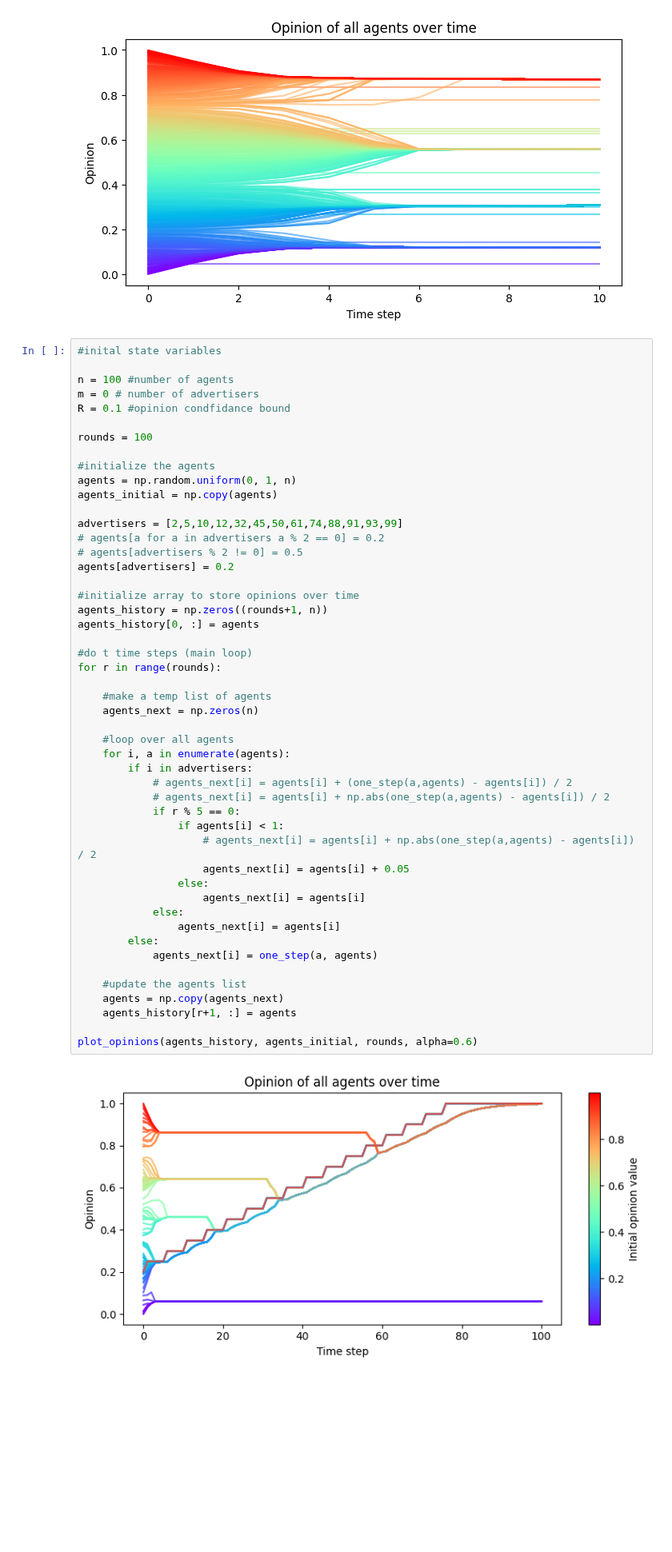
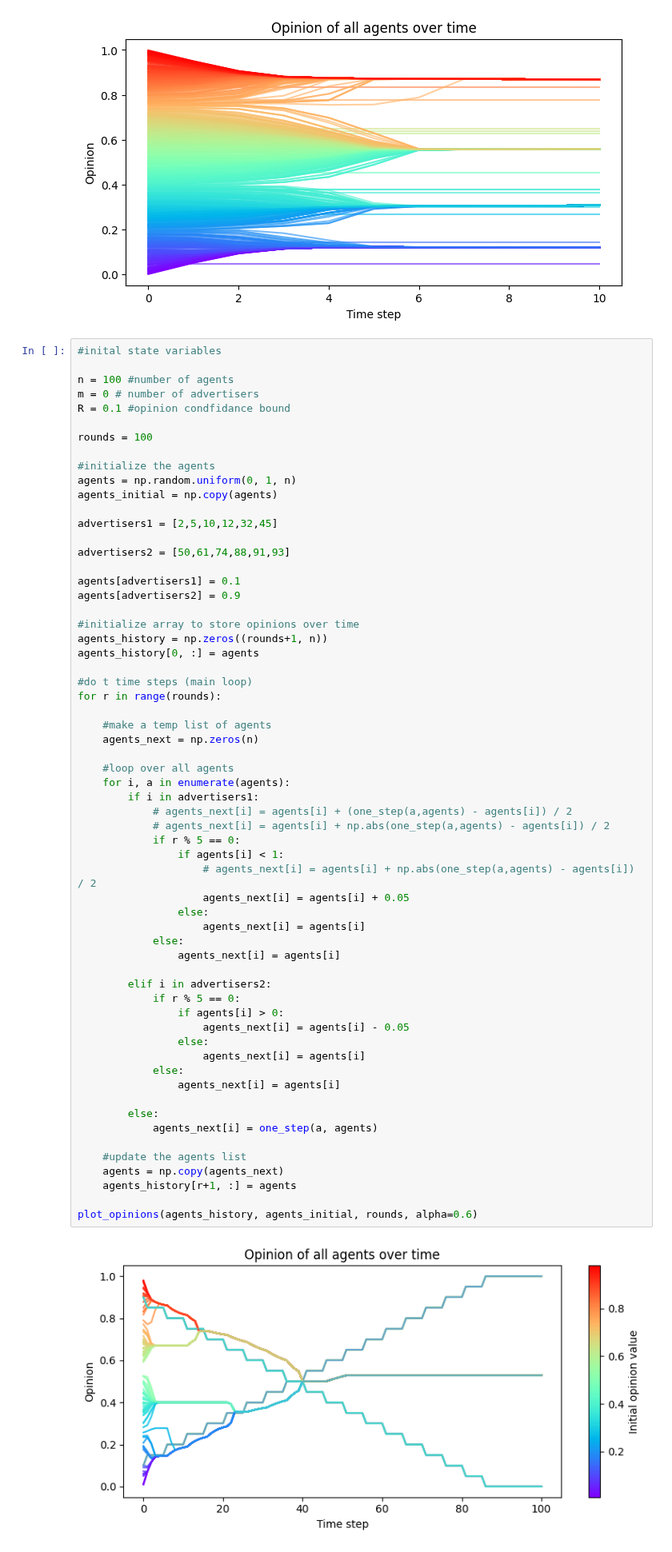
Before and after one commit to triptesh1212/industrial-maths-project-2, a Jupyter notebook: advertisers.ipynb, the cells around one changed output. Shown at 80% size. Drawn from its saved outputs; the diff is of its cells as text; blank space fills up the shorter version.

```diff
--- a/advertisers.ipynb
+++ b/advertisers.ipynb
@@ -87,44 +87,56 @@ rounds = 100
 agents = np.random.uniform(0, 1, n)
 agents_initial = np.copy(agents)
 
-advertisers = [2,5,10,12,32,45,50,61,74,88,91,93,99]
-# agents[a for a in advertisers a % 2 == 0] = 0.2
-# agents[advertisers % 2 != 0] = 0.5
-agents[advertisers] = 0.2
+advertisers1 = [2,5,10,12,32,45]
+
+advertisers2 = [50,61,74,88,91,93]
+
+agents[advertisers1] = 0.1
+agents[advertisers2] = 0.9
 
 #initialize array to store opinions over time
 agents_history = np.zeros((rounds+1, n))
 agents_history[0, :] = agents
 
 #do t time steps (main loop)
 for r in range(rounds):
 
     #make a temp list of agents
     agents_next = np.zeros(n)
 
     #loop over all agents
     for i, a in enumerate(agents):
-        if i in advertisers:
+        if i in advertisers1:
             # agents_next[i] = agents[i] + (one_step(a,agents) - agents[i]) / 2
             # agents_next[i] = agents[i] + np.abs(one_step(a,agents) - agents[i]) / 2
             if r % 5 == 0:
                 if agents[i] < 1:
                     # agents_next[i] = agents[i] + np.abs(one_step(a,agents) - agents[i]) / 2
                     agents_next[i] = agents[i] + 0.05
                 else:
                     agents_next[i] = agents[i]
             else:
                 agents_next[i] = agents[i]
+
+        elif i in advertisers2:
+            if r % 5 == 0:
+                if agents[i] > 0:
+                    agents_next[i] = agents[i] - 0.05
+                else:
+                    agents_next[i] = agents[i]
+            else:
+                agents_next[i] = agents[i]
+
         else:
             agents_next[i] = one_step(a, agents)
 
     #update the agents list
     agents = np.copy(agents_next)
     agents_history[r+1, :] = agents
 
 plot_opinions(agents_history, agents_initial, rounds, alpha=0.6)
 # %% [output]
-[figure, old version]
+[figure, new version]
 # %% [markdown]
 ***Chance to not accept the new opinion***
 # %%
```
Also changed, not shown: 3 other files.
